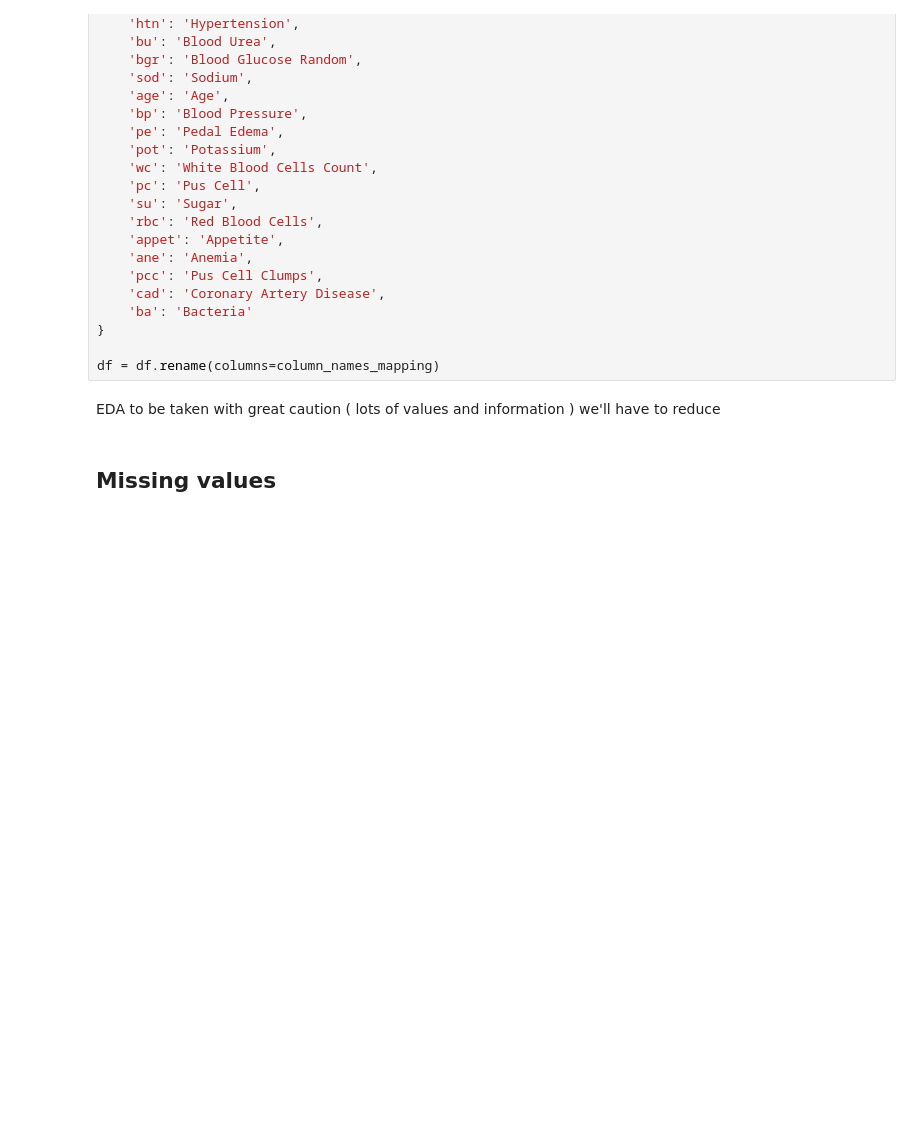
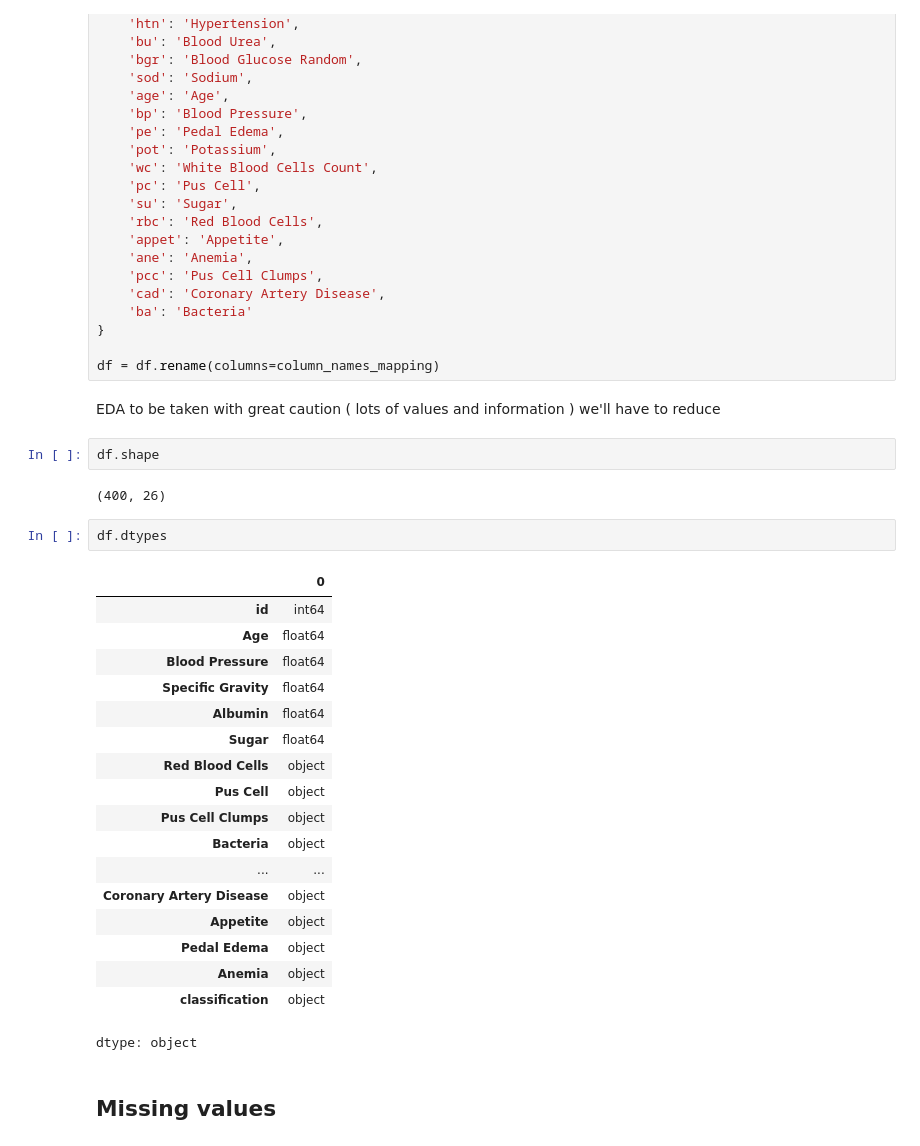
Before and after one commit to hepi1911/ML, a Jupyter notebook: Project_Machine_Learning.ipynb, the cells around one changed output. Cells and saved outputs as stored; diff of their text form; blank space fills up the shorter version.

```diff
--- a/Project_Machine_Learning.ipynb
+++ b/Project_Machine_Learning.ipynb
@@ -78,6 +72,31 @@ column_names_mapping = {
 df = df.rename(columns=column_names_mapping)
 # %% [markdown]
 EDA to be taken with great caution ( lots of values and information ) we'll have to reduce
+# %%
+df.shape
+# %% [output]
+(400, 26)
+# %%
+df.dtypes
+# %% [output]
+|  | 0 |
+| id | int64 |
+| Age | float64 |
+| Blood Pressure | float64 |
+| Specific Gravity | float64 |
+| Albumin | float64 |
+| Sugar | float64 |
+| Red Blood Cells | object |
+| Pus Cell | object |
+| Pus Cell Clumps | object |
+| Bacteria | object |
+| ... | ... |
+| Coronary Artery Disease | object |
+| Appetite | object |
+| Pedal Edema | object |
+| Anemia | object |
+| classification | object |
+dtype: object
 # %% [markdown]
 ## Missing values
 # %%
```
Also changed, not shown: parts of 10 cells of this notebook.
